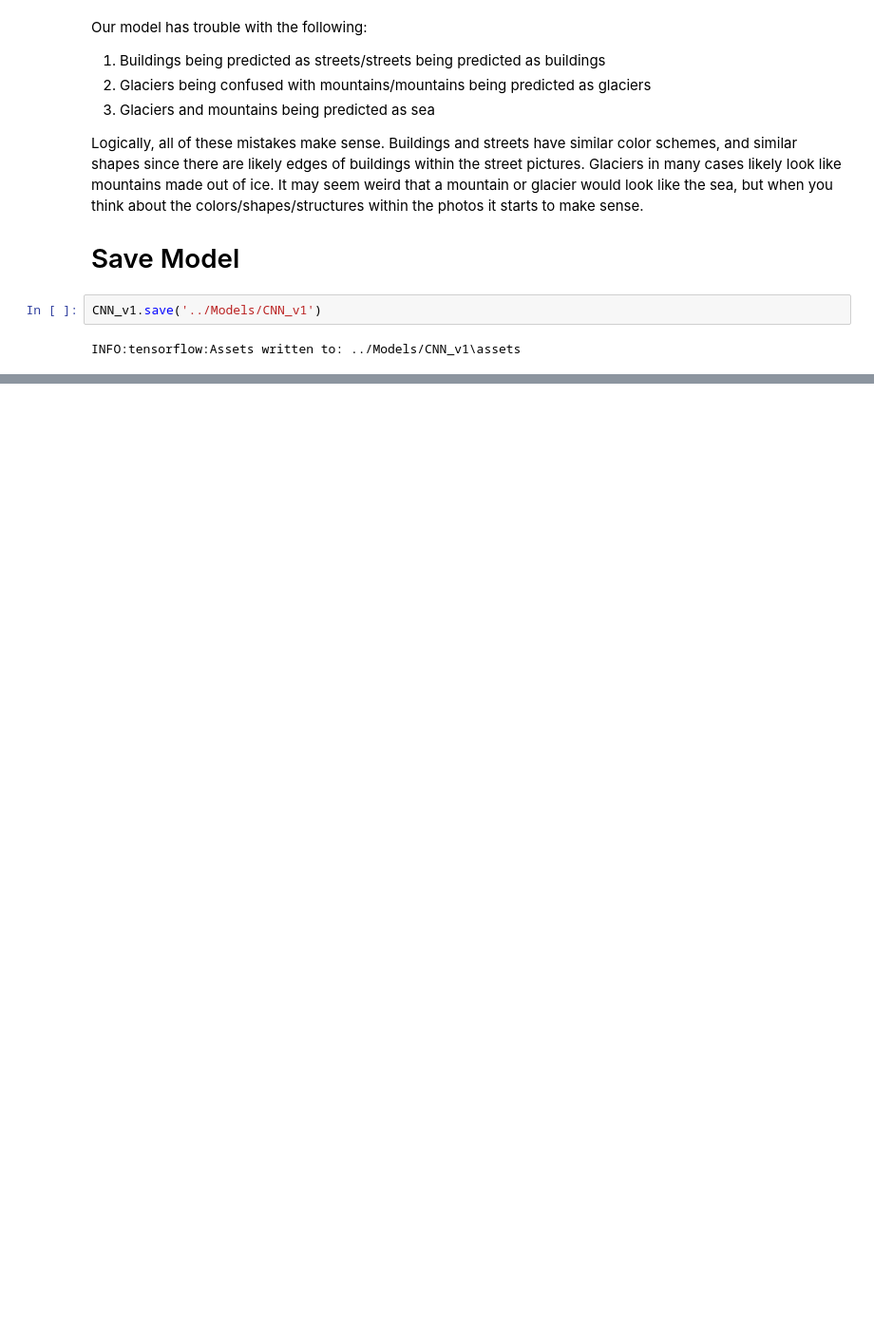
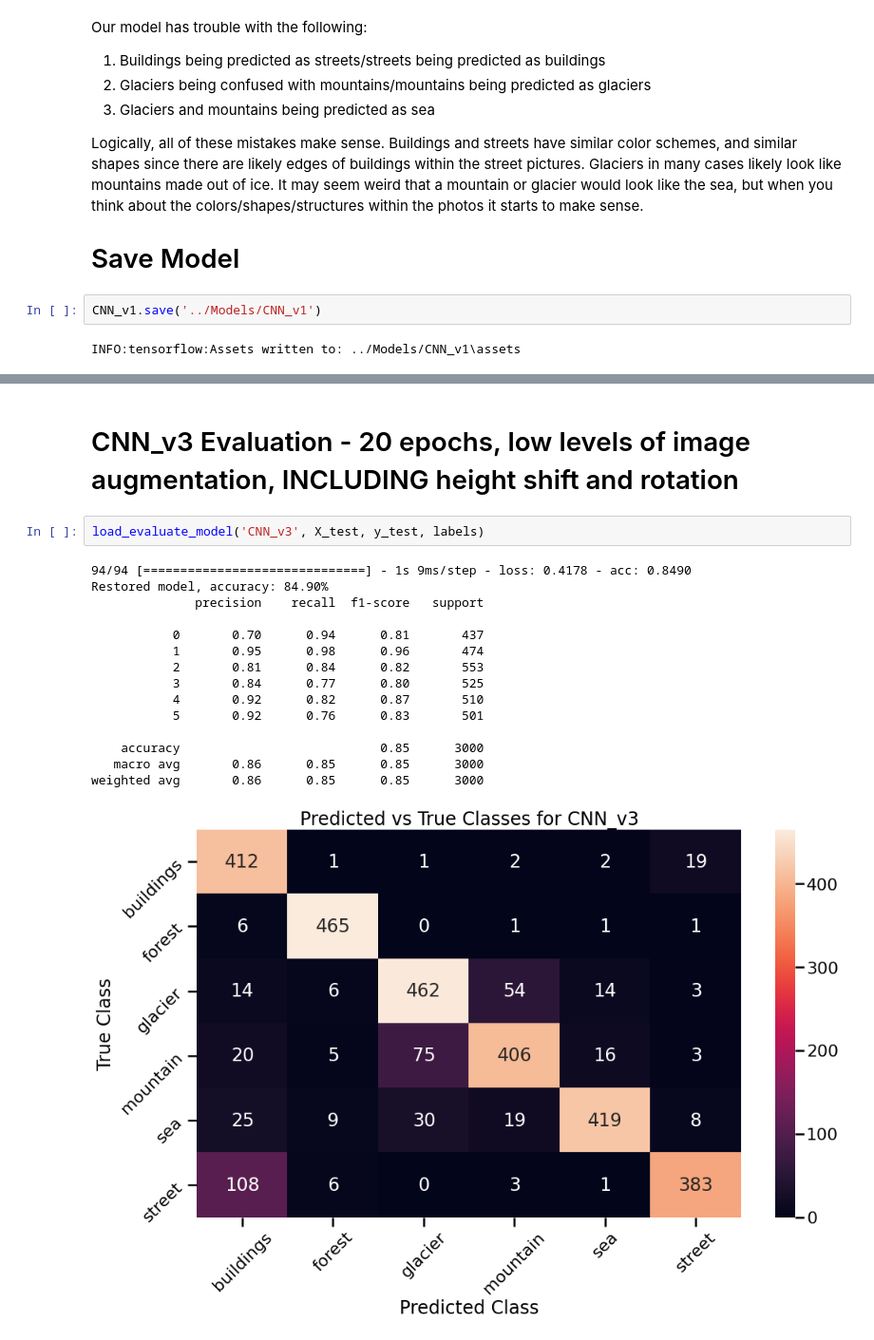
Before and after one commit to atyoung1997/Outdoor-Image-Classification-Project, a Jupyter notebook: Modeling and Testing Notebooks/Modeling.ipynb, the cells around one changed output, grey strips where cells are left out. Shown: that part at 95% size. Saved outputs shown, nothing was run; the diff lists cells and outputs as text; blank space fills up the shorter version.

```diff
--- a/Modeling and Testing Notebooks/Modeling.ipynb
+++ b/Modeling and Testing Notebooks/Modeling.ipynb
@@ -203,0 +382,20 @@ Restored model, accuracy: 79.80%
+# %% [markdown]
+# CNN_v3 Evaluation - 20 epochs, low levels of image augmentation, INCLUDING height shift and rotation
+# %%
+load_evaluate_model('CNN_v3', X_test, y_test, labels)
+# %% [output]
+94/94 [==============================] - 1s 9ms/step - loss: 0.4178 - acc: 0.8490
+Restored model, accuracy: 84.90%
+              precision    recall  f1-score   support
+
+           0       0.70      0.94      0.81       437
+           1       0.95      0.98      0.96       474
+           2       0.81      0.84      0.82       553
+           3       0.84      0.77      0.80       525
+           4       0.92      0.82      0.87       510
+           5       0.92      0.76      0.83       501
+
+    accuracy                           0.85      3000
+   macro avg       0.86      0.85      0.85      3000
+weighted avg       0.86      0.85      0.85      3000
+[figure, added]
```
Also changed, not shown: parts of 54 cells of this notebook, 2 other files.
